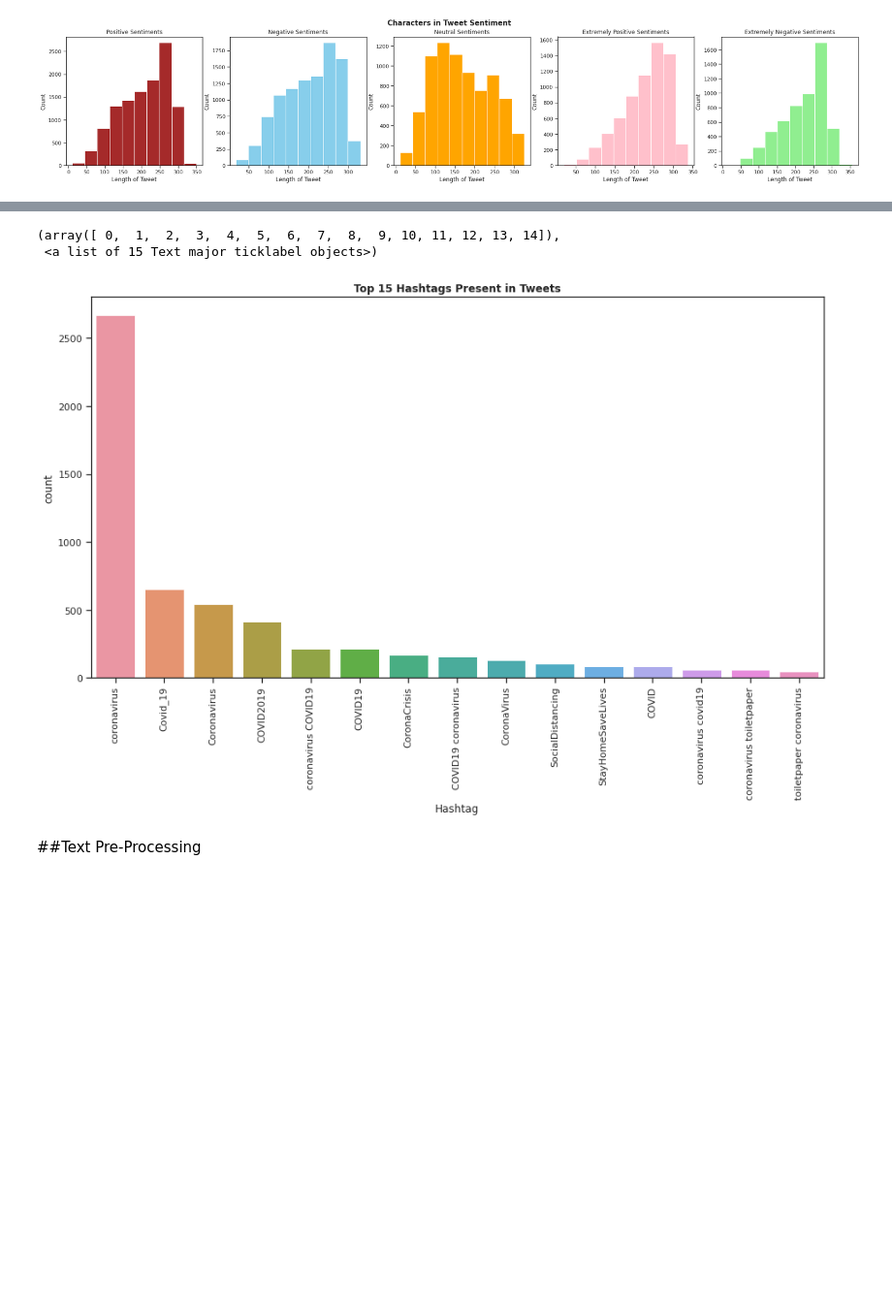
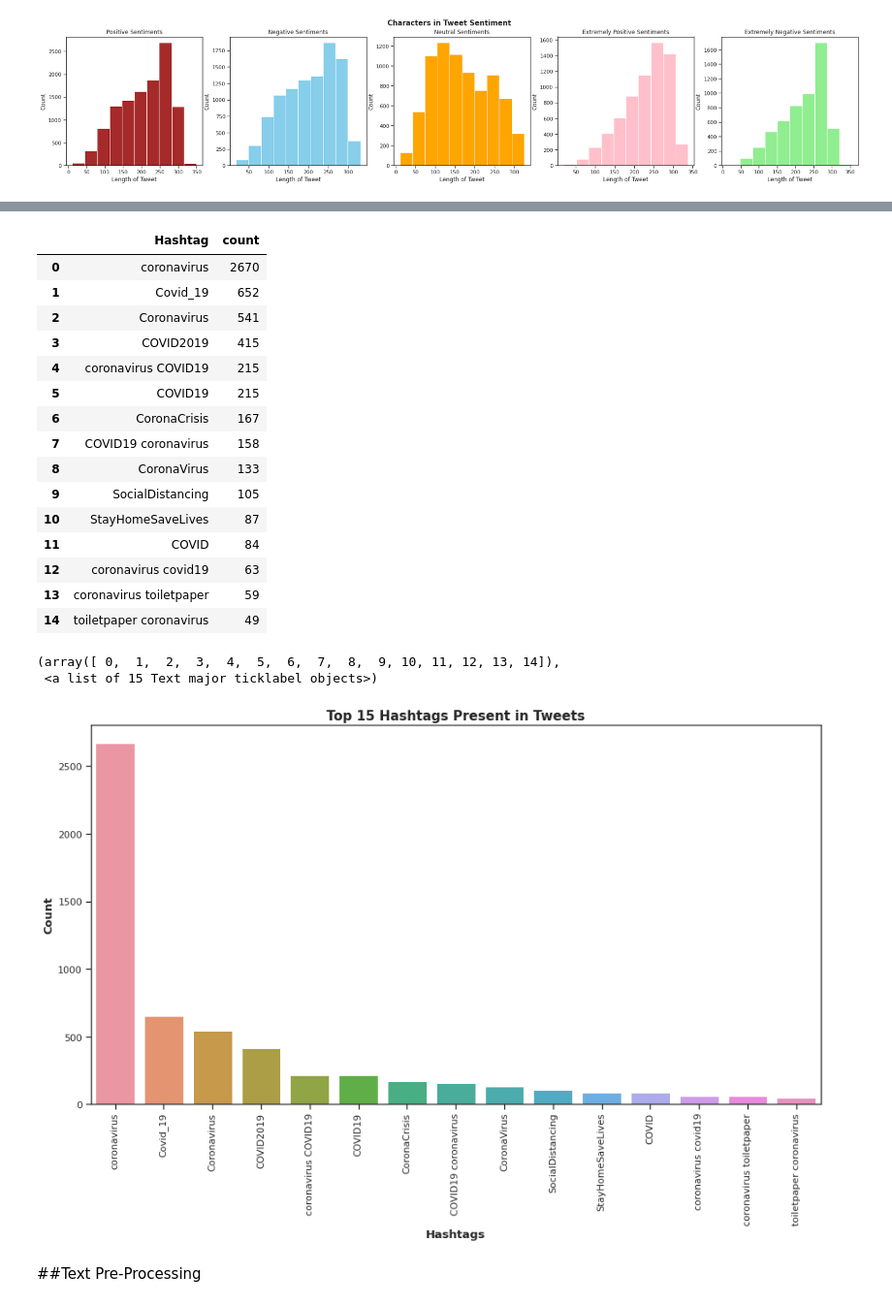
Before and after one commit to Azhar-ali7/Classification-Project-Coronavirus-Tweet-Sentiment, a Jupyter notebook: Classification_project_Covid_19_Tweets_Sentiments_.ipynb, the cells around one changed output, grey strips where cells are left out. Shown at 97% size. Cells and saved outputs as stored; diff of their text form; code cells hidden in the pictures; blank space fills up the shorter version.

```diff
--- a/Classification_project_Covid_19_Tweets_Sentiments_.ipynb
+++ b/Classification_project_Covid_19_Tweets_Sentiments_.ipynb
@@ -430 +483,12 @@ import re
+# %%
+# Importing re
+import re
+
+# Defining a function
+def mentions(text):
+  '''
+  this function returns the words starting with '@' symbol
+  '''
+  line=re.findall(r'(?<=@)\w+',text)
+  return " ".join(line)
 # %%
@@ -461,25 +535,49 @@ plt.xticks(rotation= 90)
+# %%
+# defining a function
+def hashtags(text):
+  '''
+  this function returns the words starting with '#' punctuation
+  '''
+  line=re.findall(r'(?<=#)\w+',text)
+  return " ".join(line)
 # %%
-# defining a function
-def hashtags(text):
-  '''
-  this function find the words starting with '#' punctuation
-  '''
-  line=re.findall(r'(?<=#)\w+',text)
-  return " ".join(line)
-
 tt_df['Hashtag']=tt_df['text'].apply(lambda x:hashtags(x))
 
 temp=tt_df['Hashtag'].value_counts()[:][1:16]
 temp =temp.to_frame().reset_index().rename(columns={'index':'Hashtag','Hashtag':'count'})
-
-# Bar plot
-sns.barplot(x="Hashtag",y="count", data = temp)
-plt.title("Top 15 Hashtags Present in Tweets", fontweight='bold')
-plt.xticks(rotation= 90)
+temp
 # %% [output]
-(array([ 0,  1,  2,  3,  4,  5,  6,  7,  8,  9, 10, 11, 12, 13, 14]),
- <a list of 15 Text major ticklabel objects>)
-[figure, removed]
+|  | Hashtag | count |
+| 0 | coronavirus | 2670 |
+| 1 | Covid_19 | 652 |
+| 2 | Coronavirus | 541 |
+| 3 | COVID2019 | 415 |
+| 4 | coronavirus COVID19 | 215 |
+| 5 | COVID19 | 215 |
+| 6 | CoronaCrisis | 167 |
+| 7 | COVID19 coronavirus | 158 |
+| 8 | CoronaVirus | 133 |
+| 9 | SocialDistancing | 105 |
+| 10 | StayHomeSaveLives | 87 |
+| 11 | COVID | 84 |
+| 12 | coronavirus covid19 | 63 |
+| 13 | coronavirus toiletpaper | 59 |
+| 14 | toiletpaper coronavirus | 49 |
+# %%
+# Bar plot
+sns.barplot(x="Hashtag",y="count", data = temp)
+
+# Setting title, xlabel, ylabel and fonts
+plt.title("Top 15 Hashtags Present in Tweets", fontweight='bold', fontsize = 15)
+plt.xlabel('Hashtags', fontweight = 'bold', fontsize = 13)
+plt.ylabel('Count', fontweight = 'bold', fontsize = 13)
+
+# Rotating xlabels for better visualization
+plt.xticks(rotation= 90)
+# %% [output]
+(array([ 0,  1,  2,  3,  4,  5,  6,  7,  8,  9, 10, 11, 12, 13, 14]),
+ <a list of 15 Text major ticklabel objects>)
+[figure, added]
 # %% [markdown]
 ##Text Pre-Processing
 # %%
```
Also changed, not shown: parts of 40 cells of this notebook.
